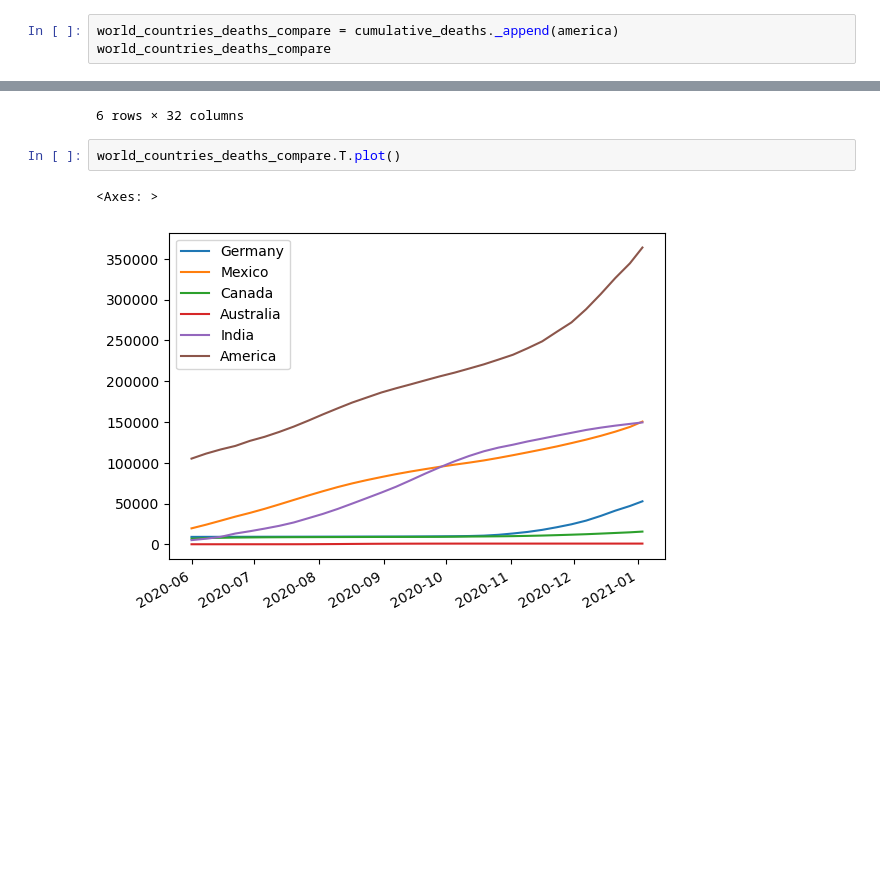
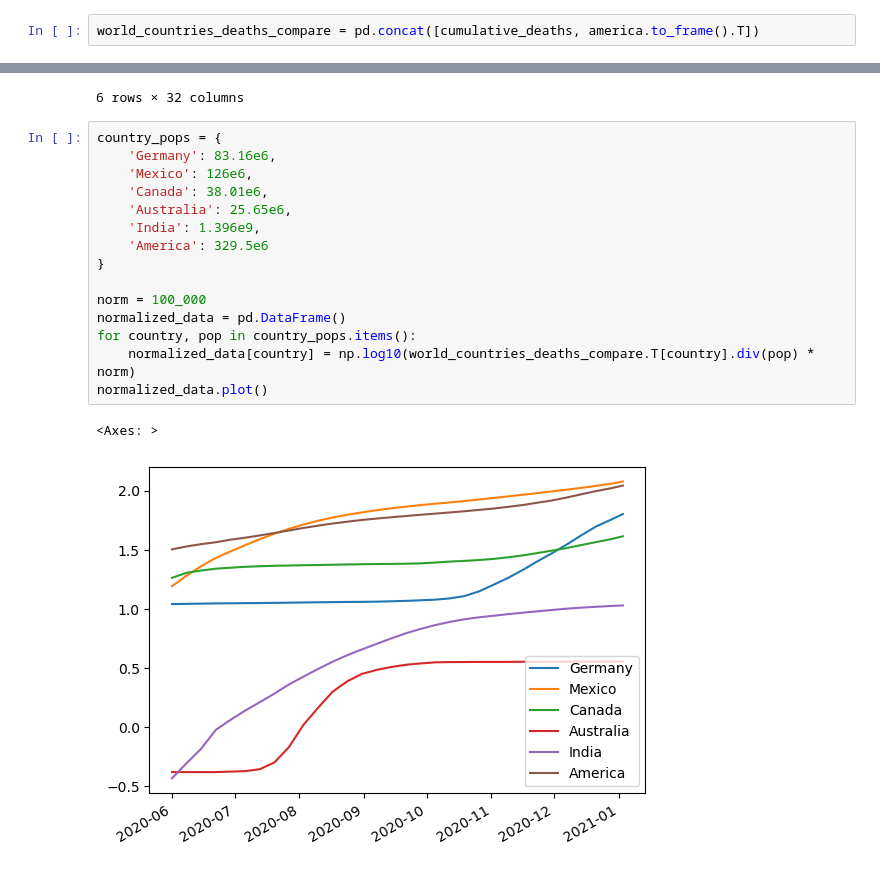
Before and after one commit to smbarber2/405ProjectGroup1, a Jupyter notebook: group_stage2.ipynb, the cells around one changed output, grey strips where cells are left out. Saved outputs shown, nothing was run; the diff lists cells and outputs as text; blank space fills up the shorter version.

Commit message:
Log-Normalized plot

```diff
--- a/group_stage2.ipynb
+++ b/group_stage2.ipynb
@@ -171,8 +171,7 @@ america.rename('America', inplace=True)
 2021-01-03    363775
 Name: America, dtype: int64
 # %%
-world_countries_deaths_compare = cumulative_deaths._append(america)
-world_countries_deaths_compare
+world_countries_deaths_compare = pd.concat([cumulative_deaths, america.to_frame().T])
 # %% [output]
 |  | 2020-06-01 | 2020-06-08 | 2020-06-15 | 2020-06-22 | 2020-06-29 | 2020-07-06 | 2020-07-13 | 2020-07-20 | ... |
 | Germany | 9133 | 9177 | 9212 | 9253 | 9274 | 9300 | 9325 | 9356 | ... |
@@ -182,8 +181,21 @@ world_countries_deaths_compare
 | India | 5164 | 6929 | 9195 | 13254 | 16095 | 19268 | 22674 | 26816 | ... |
 | America | 105073 | 111212 | 116310 | 120632 | 126840 | 131791 | 137763 | 144338 | ... |
 6 rows × 32 columns
-# %%
-world_countries_deaths_compare.T.plot()
-# %% [output]
-<Axes: >
-[figure, removed]
+# %%
+country_pops = {
+    'Germany': 83.16e6,
+    'Mexico': 126e6,
+    'Canada': 38.01e6,
+    'Australia': 25.65e6,
+    'India': 1.396e9,
+    'America': 329.5e6
+}
+
+norm = 100_000
+normalized_data = pd.DataFrame()
+for country, pop in country_pops.items():
+    normalized_data[country] = np.log10(world_countries_deaths_compare.T[country].div(pop) * norm)
+normalized_data.plot()
+# %% [output]
+<Axes: >
+[figure, added]
```
